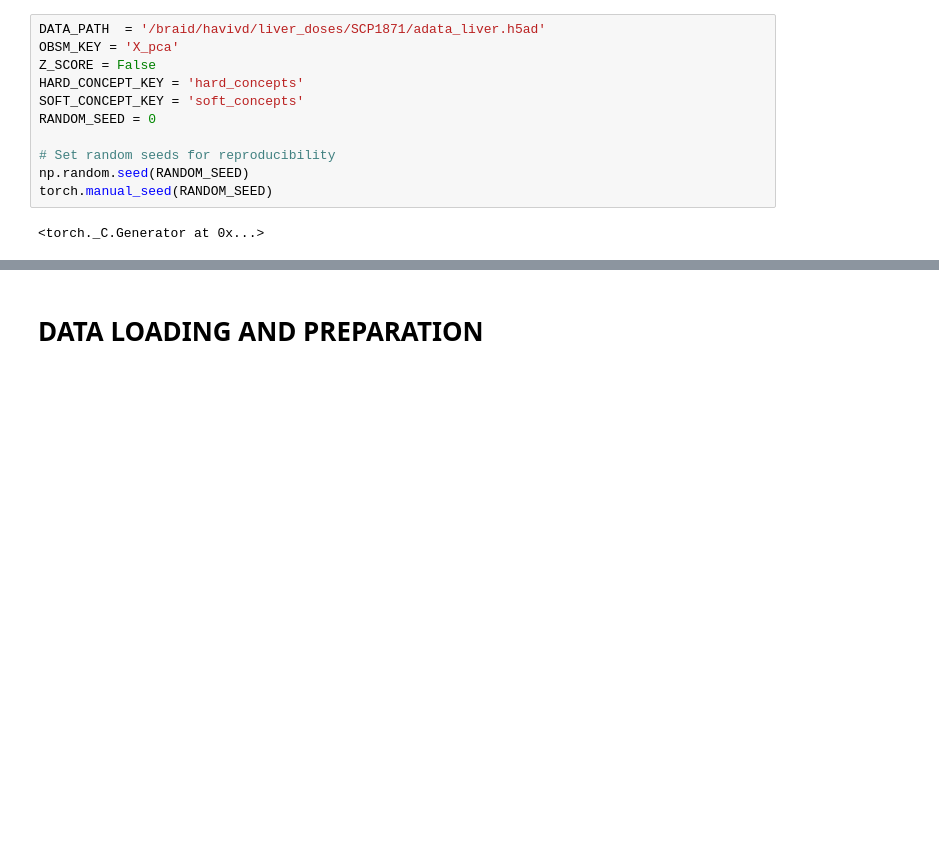
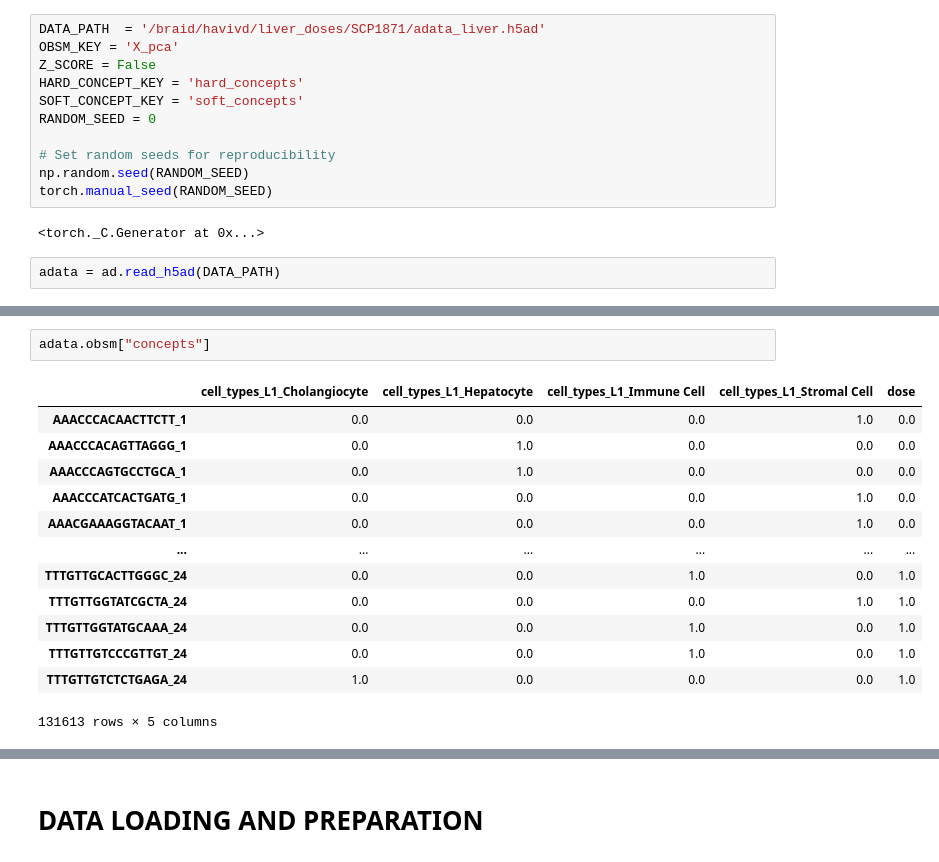
Before and after one commit to almaan/scCBGM, a Jupyter notebook: notebooks/analysis/liver_zero_shot_benchmark.ipynb, the cells around one changed output, grey strips where cells are left out. Drawn from its saved outputs; the diff is of its cells as text; blank space fills up the shorter version.

```diff
--- a/notebooks/analysis/liver_zero_shot_benchmark.ipynb
+++ b/notebooks/analysis/liver_zero_shot_benchmark.ipynb
@@ -35,3 +35,5 @@ np.random.seed(RANDOM_SEED)
 torch.manual_seed(RANDOM_SEED)
 # %% [output]
 <torch._C.Generator at 0x...>
+# %%
+adata = ad.read_h5ad(DATA_PATH)
@@ -37,0 +51,16 @@ torch.manual_seed(RANDOM_SEED)
+# %%
+adata.obsm["concepts"]
+# %% [output]
+|  | cell_types_L1_Cholangiocyte | cell_types_L1_Hepatocyte | cell_types_L1_Immune Cell | cell_types_L1_Stromal Cell | dose |
+| AAACCCACAACTTCTT_1 | 0.0 | 0.0 | 0.0 | 1.0 | 0.0 |
+| AAACCCACAGTTAGGG_1 | 0.0 | 1.0 | 0.0 | 0.0 | 0.0 |
+| AAACCCAGTGCCTGCA_1 | 0.0 | 1.0 | 0.0 | 0.0 | 0.0 |
+| AAACCCATCACTGATG_1 | 0.0 | 0.0 | 0.0 | 1.0 | 0.0 |
+| AAACGAAAGGTACAAT_1 | 0.0 | 0.0 | 0.0 | 1.0 | 0.0 |
+| ... | ... | ... | ... | ... | ... |
+| TTTGTTGCACTTGGGC_24 | 0.0 | 0.0 | 1.0 | 0.0 | 1.0 |
+| TTTGTTGGTATCGCTA_24 | 0.0 | 0.0 | 0.0 | 1.0 | 1.0 |
+| TTTGTTGGTATGCAAA_24 | 0.0 | 0.0 | 1.0 | 0.0 | 1.0 |
+| TTTGTTGTCCCGTTGT_24 | 0.0 | 0.0 | 1.0 | 0.0 | 1.0 |
+| TTTGTTGTCTCTGAGA_24 | 1.0 | 0.0 | 0.0 | 0.0 | 1.0 |
+131613 rows × 5 columns
```
Also changed, not shown: parts of 4 cells of this notebook, 10 other files.
